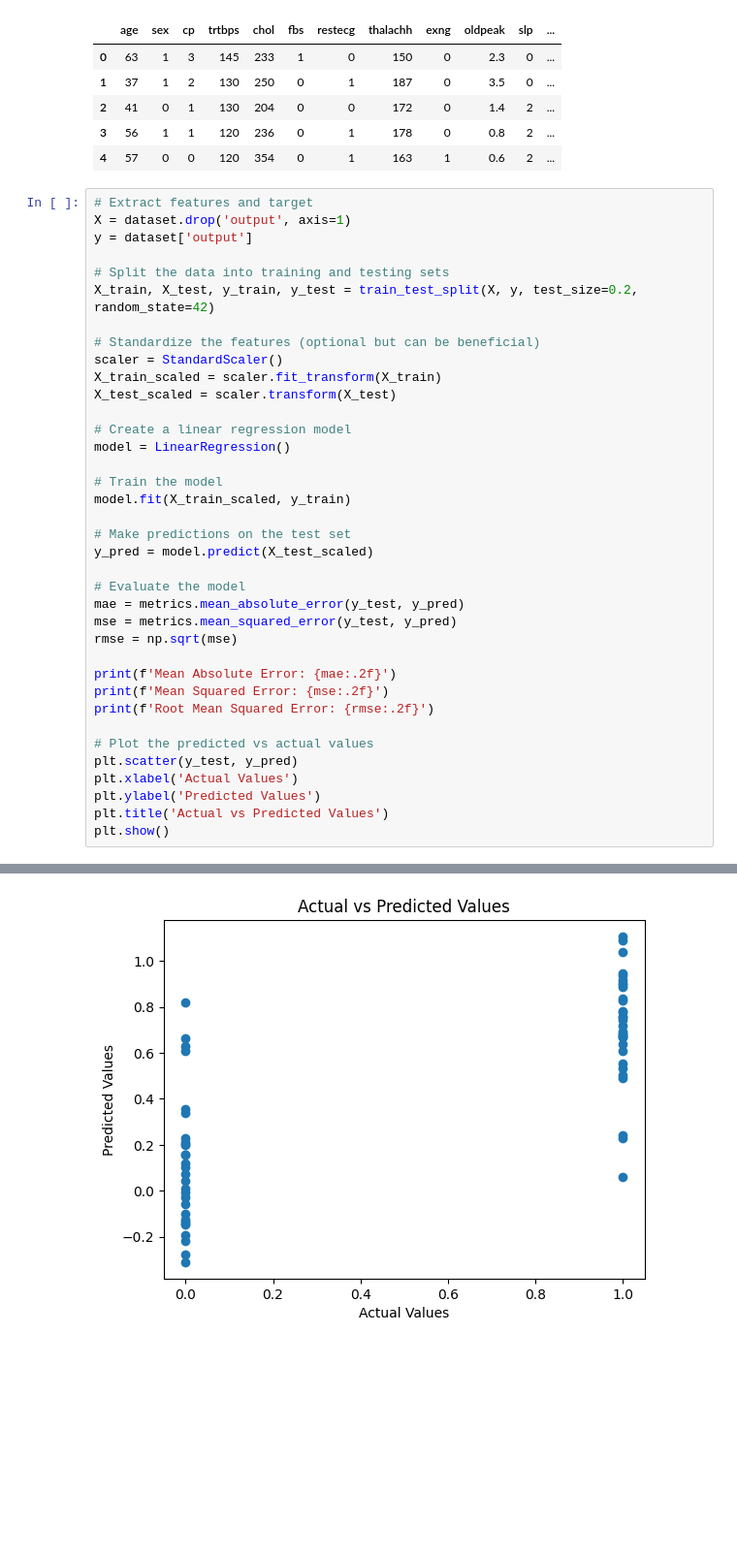
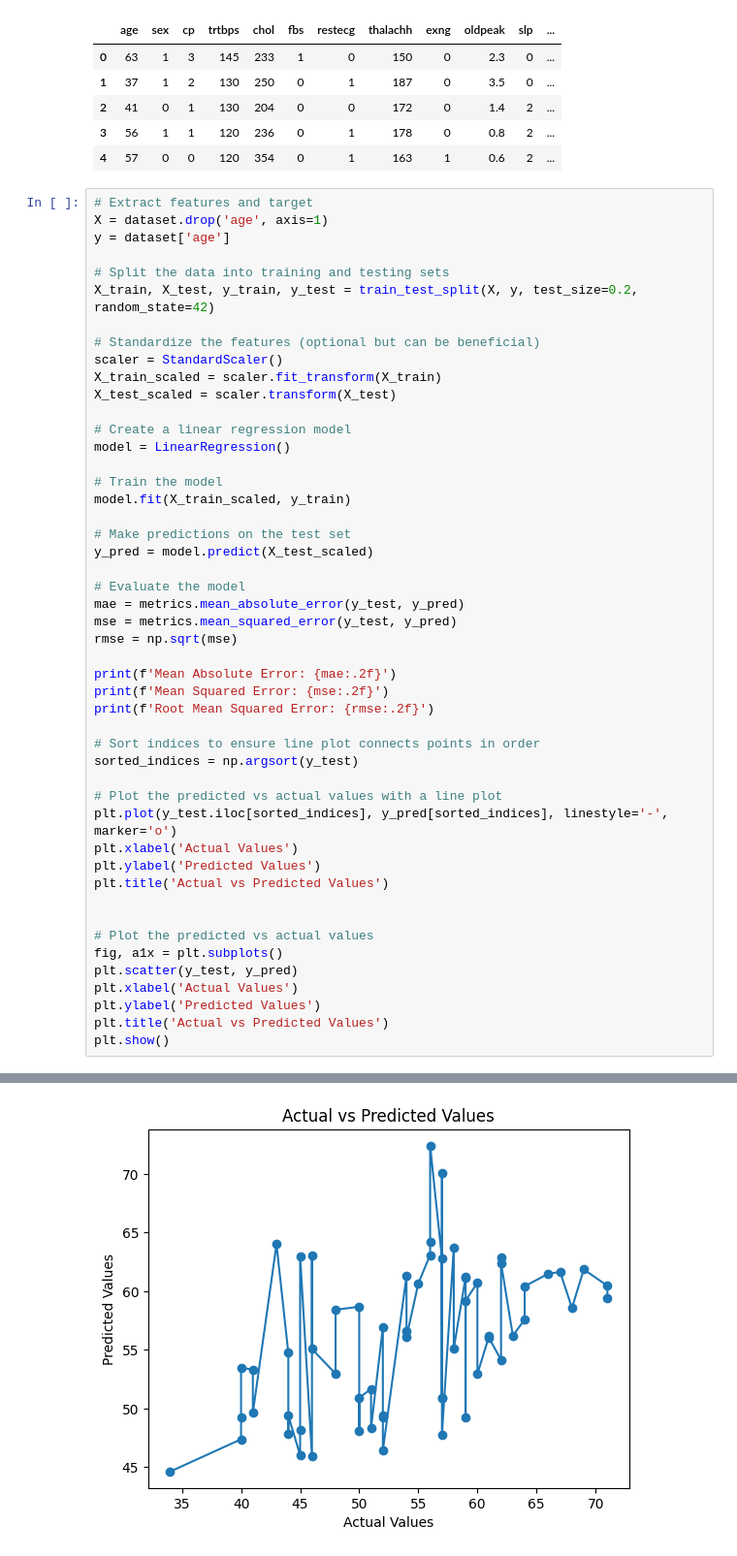
Before and after one commit to Pathin220/4105_Project, a Jupyter notebook: Project_1_linear_regression.ipynb, the cells around one changed output, grey strips where cells are left out. Shown at 97% size. Drawn from its saved outputs; the diff is of its cells as text; blank space fills up the shorter version.

```diff
--- a/Project_1_linear_regression.ipynb
+++ b/Project_1_linear_regression.ipynb
@@ -25,8 +25,8 @@ Drive already mounted at /content/drive; to attempt to forcibly remount, call dr
 | 4 | 57 | 0 | 0 | 120 | 354 | 0 | 1 | 163 | 1 | 0.6 | 2 | ... |
 # %%
 # Extract features and target
-X = dataset.drop('output', axis=1)
-y = dataset['output']
+X = dataset.drop('age', axis=1)
+y = dataset['age']
 
 # Split the data into training and testing sets
 X_train, X_test, y_train, y_test = train_test_split(X, y, test_size=0.2, random_state=42)
@@ -54,7 +54,18 @@ print(f'Mean Absolute Error: {mae:.2f}')
 print(f'Mean Squared Error: {mse:.2f}')
 print(f'Root Mean Squared Error: {rmse:.2f}')
 
+# Sort indices to ensure line plot connects points in order
+sorted_indices = np.argsort(y_test)
+
+# Plot the predicted vs actual values with a line plot
+plt.plot(y_test.iloc[sorted_indices], y_pred[sorted_indices], linestyle='-', marker='o')
+plt.xlabel('Actual Values')
+plt.ylabel('Predicted Values')
+plt.title('Actual vs Predicted Values')
+
+
 # Plot the predicted vs actual values
+fig, a1x = plt.subplots()
 plt.scatter(y_test, y_pred)
 plt.xlabel('Actual Values')
 plt.ylabel('Predicted Values')
@@ -67 +78 @@ Root Mean Squared Error: 0.34
-[figure, old version]
+[figure, new version]
```
Also changed, not shown: parts of 1 cell of this notebook.
